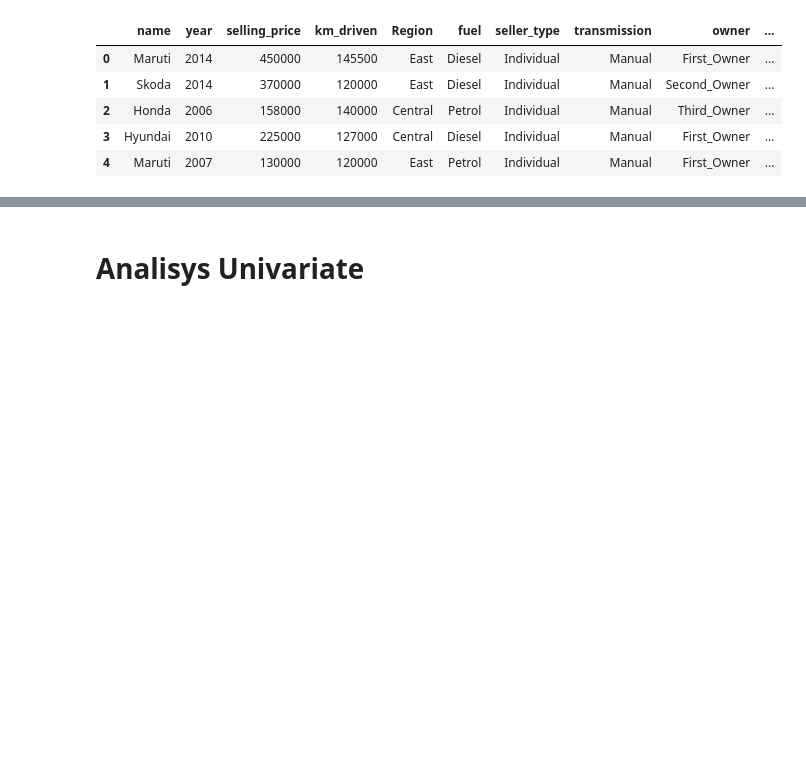
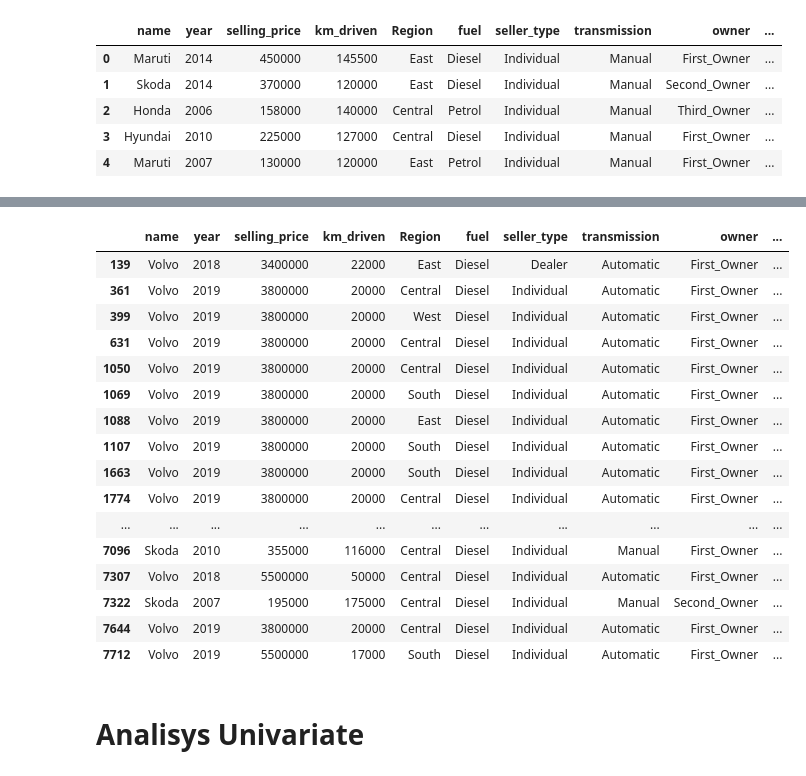
Before and after one commit to parivgabriela/DATA, a Jupyter notebook: car_selling_data/car_data.ipynb, the cells around one changed output, grey strips where cells are left out. Cells and saved outputs as stored; diff of their text form; code cells hidden in the pictures; blank space fills up the shorter version.

```diff
--- a/car_selling_data/car_data.ipynb
+++ b/car_selling_data/car_data.ipynb
@@ -192,0 +338,5 @@ df_1.head()
+# %%
+df_2 = df_1.copy()
+df_2['Nm'] = list_Nm
+df_2['RPM'] = list_RPM
+df_2
@@ -193,3 +377,24 @@ df_1.head()
+# %%
+rslt_df = df_2[df_2['RPM'].isnull()]
+rslt_df
+# %% [output]
+|  | name | year | selling_price | km_driven | Region | fuel | seller_type | transmission | owner | ... |
+| 139 | Volvo | 2018 | 3400000 | 22000 | East | Diesel | Dealer | Automatic | First_Owner | ... |
+| 361 | Volvo | 2019 | 3800000 | 20000 | Central | Diesel | Individual | Automatic | First_Owner | ... |
+| 399 | Volvo | 2019 | 3800000 | 20000 | West | Diesel | Individual | Automatic | First_Owner | ... |
+| 631 | Volvo | 2019 | 3800000 | 20000 | Central | Diesel | Individual | Automatic | First_Owner | ... |
+| 1050 | Volvo | 2019 | 3800000 | 20000 | Central | Diesel | Individual | Automatic | First_Owner | ... |
+| 1069 | Volvo | 2019 | 3800000 | 20000 | South | Diesel | Individual | Automatic | First_Owner | ... |
+| 1088 | Volvo | 2019 | 3800000 | 20000 | East | Diesel | Individual | Automatic | First_Owner | ... |
+| 1107 | Volvo | 2019 | 3800000 | 20000 | South | Diesel | Individual | Automatic | First_Owner | ... |
+| 1663 | Volvo | 2019 | 3800000 | 20000 | South | Diesel | Individual | Automatic | First_Owner | ... |
+| 1774 | Volvo | 2019 | 3800000 | 20000 | Central | Diesel | Individual | Automatic | First_Owner | ... |
+| ... | ... | ... | ... | ... | ... | ... | ... | ... | ... | ... |
+| 7096 | Skoda | 2010 | 355000 | 116000 | Central | Diesel | Individual | Manual | First_Owner | ... |
+| 7307 | Volvo | 2018 | 5500000 | 50000 | Central | Diesel | Individual | Automatic | First_Owner | ... |
+| 7322 | Skoda | 2007 | 195000 | 175000 | Central | Diesel | Individual | Manual | Second_Owner | ... |
+| 7644 | Volvo | 2019 | 3800000 | 20000 | Central | Diesel | Individual | Automatic | First_Owner | ... |
+| 7712 | Volvo | 2019 | 5500000 | 17000 | South | Diesel | Individual | Automatic | First_Owner | ... |
 # %% [markdown]
 # Analisys Univariate
 # %%
```
Also changed, not shown: parts of 5 cells of this notebook.
